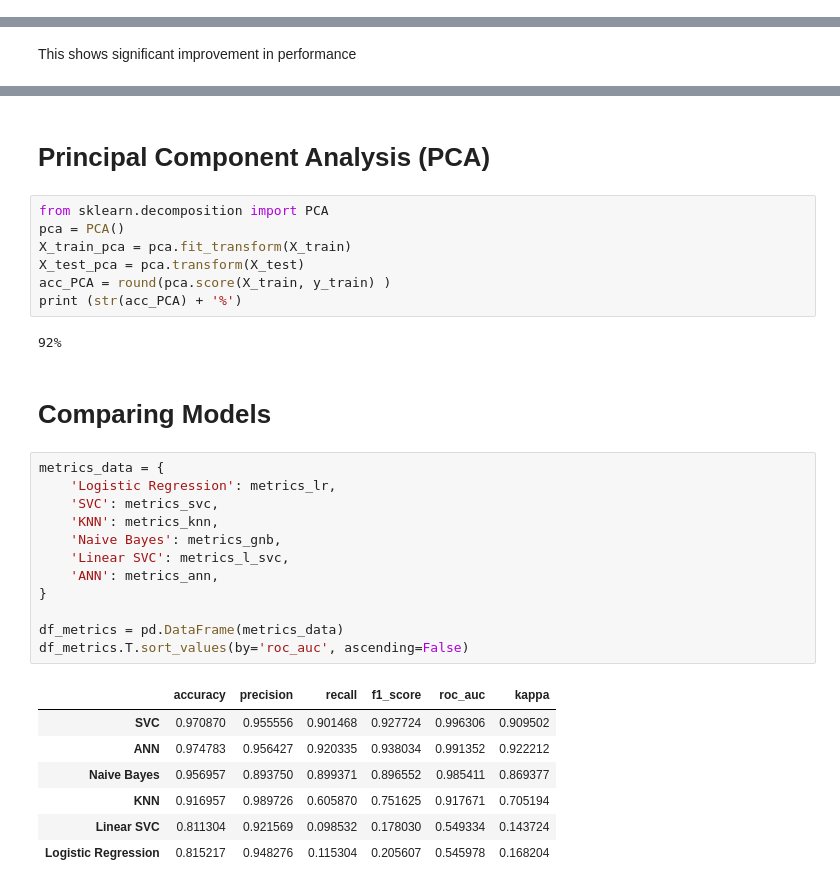
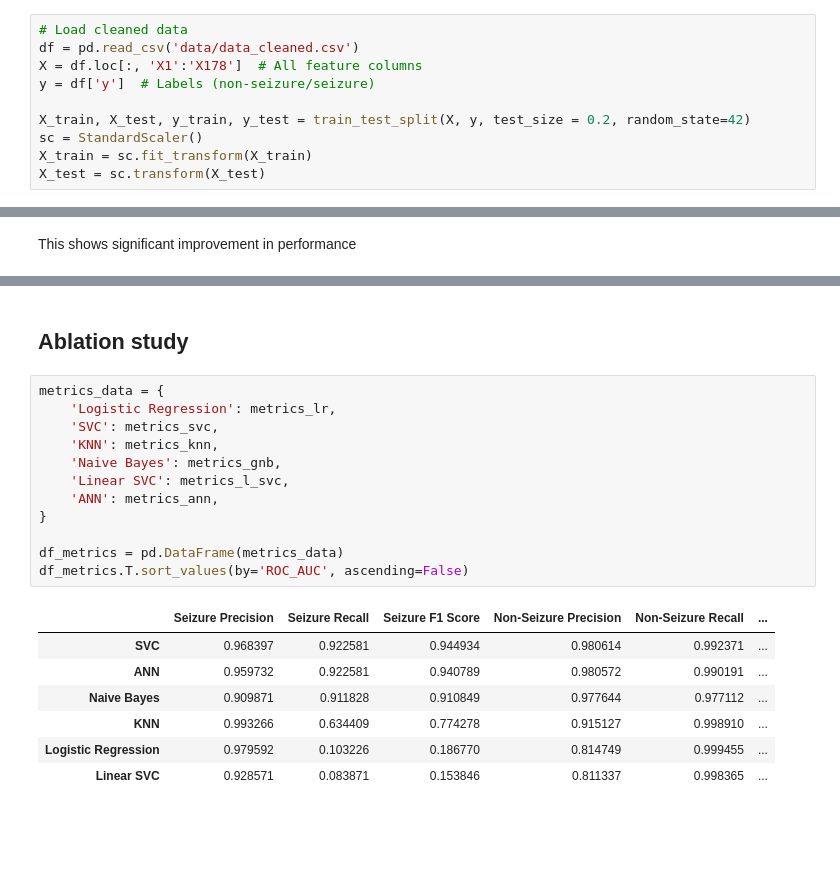
Before and after one commit to Accenture-Northwestern-Capstone/clinical, a Jupyter notebook: baseline_detection_model.ipynb, the cells around one changed output, grey strips where cells are left out. Cells and saved outputs as stored; diff of their text form; blank space fills up the shorter version.

```diff
--- a/baseline_detection_model.ipynb
+++ b/baseline_detection_model.ipynb
@@ -290 +18,11 @@ X_test = sc.transform(X_test)
+# %%
+# Load cleaned data
+df = pd.read_csv('data/data_cleaned.csv')
+X = df.loc[:, 'X1':'X178']  # All feature columns
+y = df['y']  # Labels (non-seizure/seizure)
+
+X_train, X_test, y_train, y_test = train_test_split(X, y, test_size = 0.2, random_state=42)
+sc = StandardScaler()
+X_train = sc.fit_transform(X_train)
+X_test = sc.transform(X_test)
 # %% [markdown]
@@ -610,36 +553,25 @@ Cohen's Kappa: 0.93
-# %% [markdown]
-# Principal Component Analysis (PCA)
-# %%
-from sklearn.decomposition import PCA
-pca = PCA()
-X_train_pca = pca.fit_transform(X_train)
-X_test_pca = pca.transform(X_test)
-acc_PCA = round(pca.score(X_train, y_train) )
-print (str(acc_PCA) + '%')
-# %% [output]
-92%
-# %% [markdown]
-# Comparing Models
+# %% [markdown]
+## Ablation study
 # %%
 metrics_data = {
     'Logistic Regression': metrics_lr,
     'SVC': metrics_svc,
     'KNN': metrics_knn,
     'Naive Bayes': metrics_gnb,
     'Linear SVC': metrics_l_svc,
     'ANN': metrics_ann,
 }
 
 df_metrics = pd.DataFrame(metrics_data)
-df_metrics.T.sort_values(by='roc_auc', ascending=False)
+df_metrics.T.sort_values(by='ROC_AUC', ascending=False)
 # %% [output]
-|  | accuracy | precision | recall | f1_score | roc_auc | kappa |
-| SVC | 0.970870 | 0.955556 | 0.901468 | 0.927724 | 0.996306 | 0.909502 |
-| ANN | 0.974783 | 0.956427 | 0.920335 | 0.938034 | 0.991352 | 0.922212 |
-| Naive Bayes | 0.956957 | 0.893750 | 0.899371 | 0.896552 | 0.985411 | 0.869377 |
-| KNN | 0.916957 | 0.989726 | 0.605870 | 0.751625 | 0.917671 | 0.705194 |
-| Linear SVC | 0.811304 | 0.921569 | 0.098532 | 0.178030 | 0.549334 | 0.143724 |
-| Logistic Regression | 0.815217 | 0.948276 | 0.115304 | 0.205607 | 0.545978 | 0.168204 |
+|  | Seizure Precision | Seizure Recall | Seizure F1 Score | Non-Seizure Precision | Non-Seizure Recall | ... |
+| SVC | 0.968397 | 0.922581 | 0.944934 | 0.980614 | 0.992371 | ... |
+| ANN | 0.959732 | 0.922581 | 0.940789 | 0.980572 | 0.990191 | ... |
+| Naive Bayes | 0.909871 | 0.911828 | 0.910849 | 0.977644 | 0.977112 | ... |
+| KNN | 0.993266 | 0.634409 | 0.774278 | 0.915127 | 0.998910 | ... |
+| Logistic Regression | 0.979592 | 0.103226 | 0.186770 | 0.814749 | 0.999455 | ... |
+| Linear SVC | 0.928571 | 0.083871 | 0.153846 | 0.811337 | 0.998365 | ... |
 # %%
 metrics_data = {
     'Logistic Regression': metrics_lr_bal,
```
Also changed, not shown: parts of 77 cells of this notebook, 3 other files.
